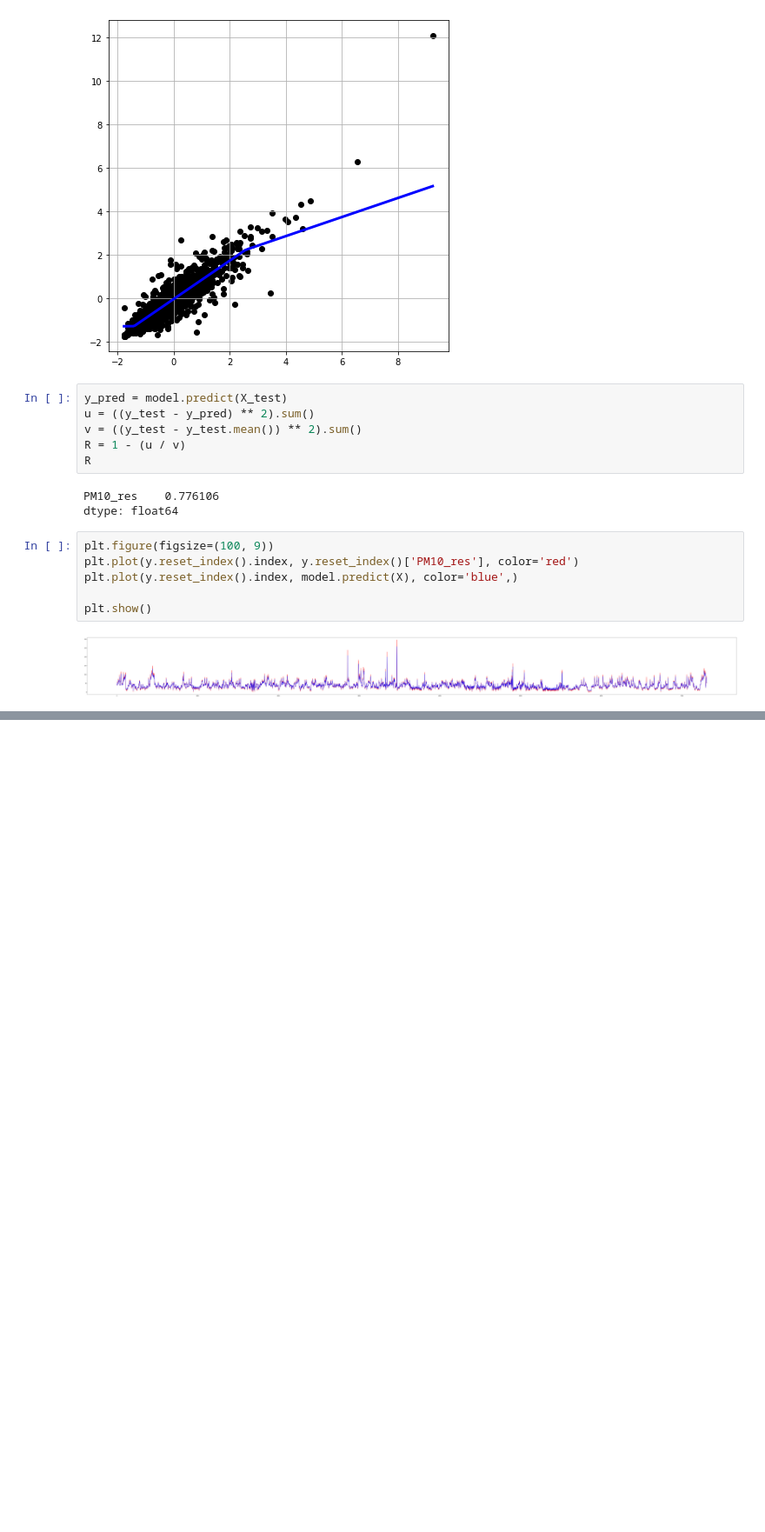
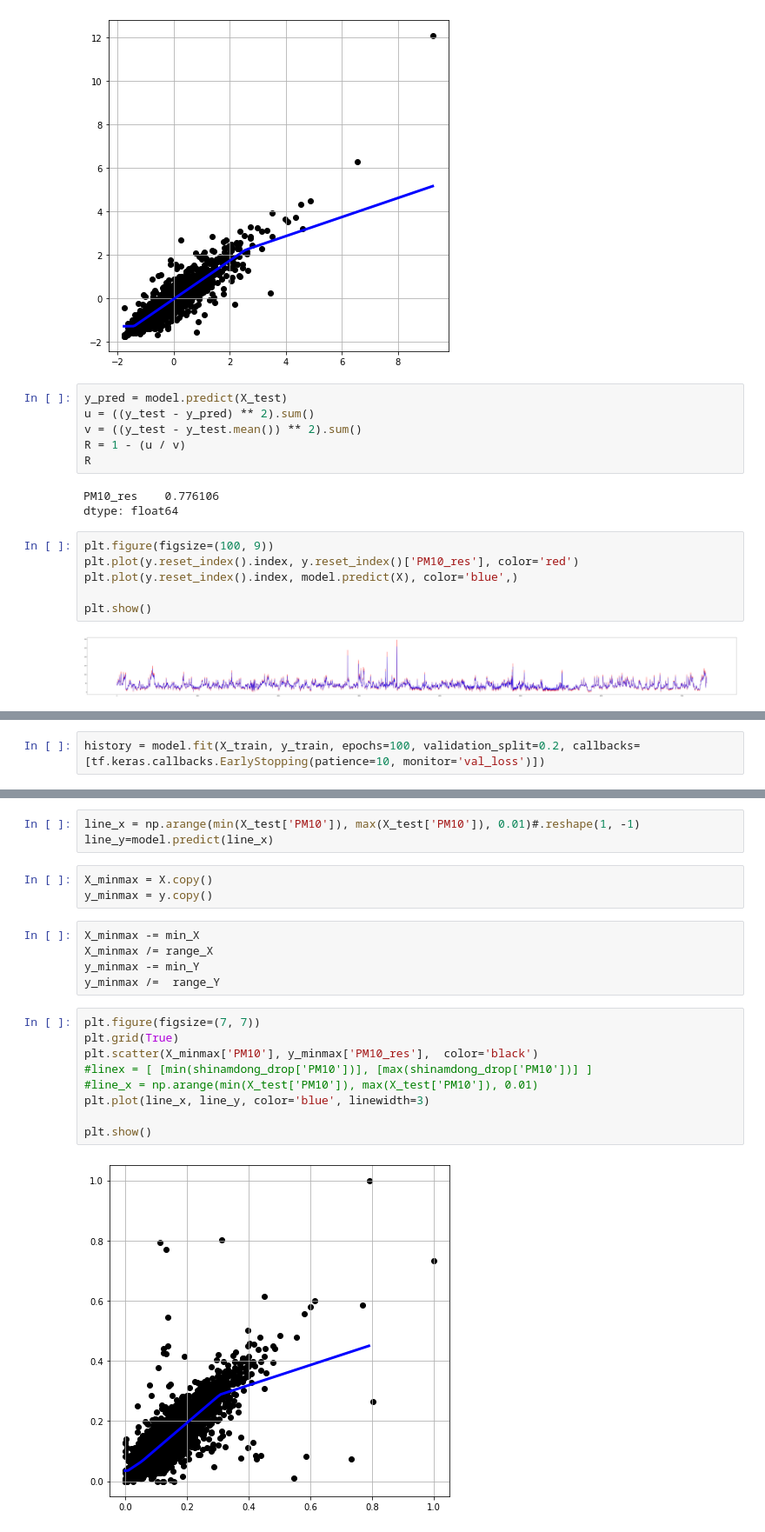
Before and after one commit to SNMHZ/finedust_predict, a Jupyter notebook: 미세먼지_0130.ipynb, the cells around one changed output, grey strips where cells are left out. Shown at 87% size. Drawn from its saved outputs; the diff is of its cells as text; blank space fills up the shorter version.

```diff
--- a/미세먼지_0130.ipynb
+++ b/미세먼지_0130.ipynb
@@ -556,0 +657,2 @@ plt.show()
+# %%
+history = model.fit(X_train, y_train, epochs=100, validation_split=0.2, callbacks=[tf.keras.callbacks.EarlyStopping(patience=10, monitor='val_loss')])
@@ -556,0 +677,22 @@ plt.show()
+# %%
+line_x = np.arange(min(X_test['PM10']), max(X_test['PM10']), 0.01)#.reshape(1, -1)
+line_y=model.predict(line_x)
+# %%
+X_minmax = X.copy()
+y_minmax = y.copy()
+# %%
+X_minmax -= min_X
+X_minmax /= range_X
+y_minmax -= min_Y
+y_minmax /=  range_Y
+# %%
+plt.figure(figsize=(7, 7))
+plt.grid(True)
+plt.scatter(X_minmax['PM10'], y_minmax['PM10_res'],  color='black')
+#linex = [ [min(shinamdong_drop['PM10'])], [max(shinamdong_drop['PM10'])] ]
+#line_x = np.arange(min(X_test['PM10']), max(X_test['PM10']), 0.01)
+plt.plot(line_x, line_y, color='blue', linewidth=3)
+
+plt.show()
+# %% [output]
+[figure, added]
```
Also changed, not shown: parts of 47 cells of this notebook.
